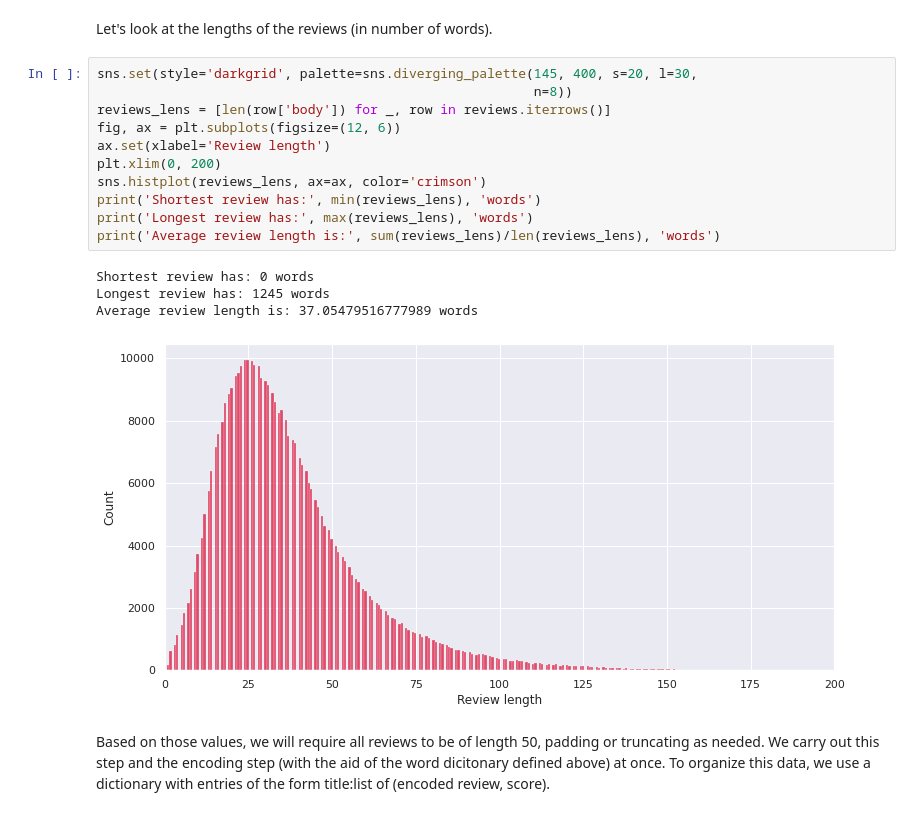
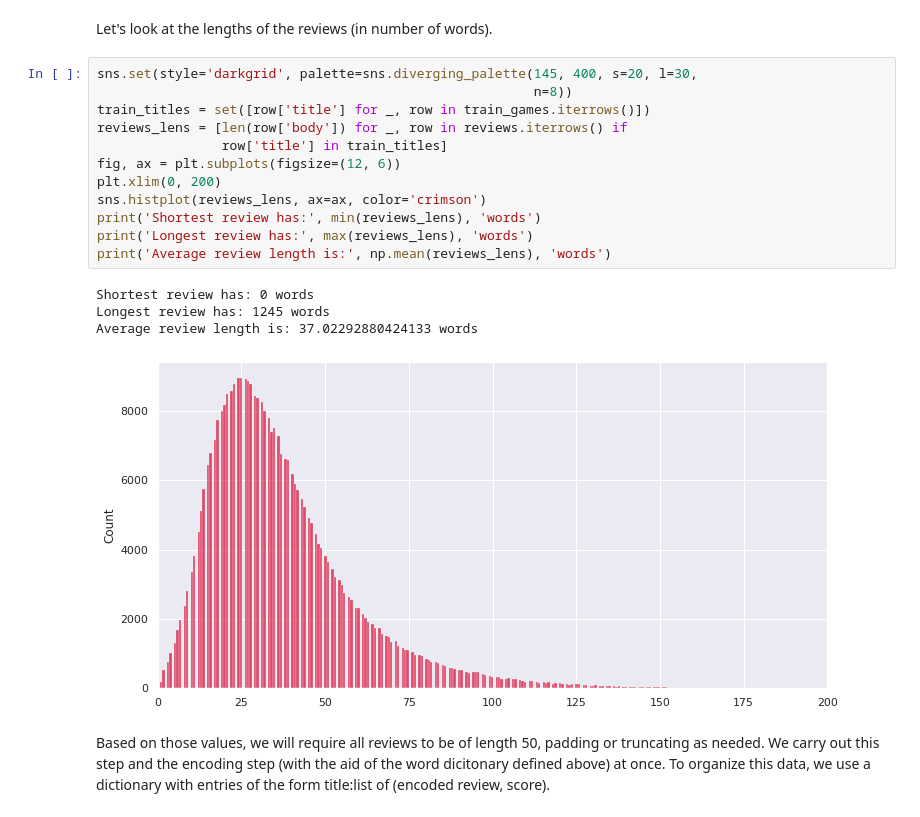
Before and after one commit to EliasTa2610/Metacritic-Review-Summary-Sentiment-Analysis, a Jupyter notebook: metacritic_sent_analy.ipynb, the cells around one changed output. Saved outputs shown, nothing was run; the diff lists cells and outputs as text.

```diff
--- a/metacritic_sent_analy.ipynb
+++ b/metacritic_sent_analy.ipynb
@@ -125,19 +134,20 @@ Let's look at the lengths of the reviews (in number of words).
 # %%
 sns.set(style='darkgrid', palette=sns.diverging_palette(145, 400, s=20, l=30,
                                                         n=8))
-reviews_lens = [len(row['body']) for _, row in reviews.iterrows()]
+train_titles = set([row['title'] for _, row in train_games.iterrows()])
+reviews_lens = [len(row['body']) for _, row in reviews.iterrows() if
+                row['title'] in train_titles]
 fig, ax = plt.subplots(figsize=(12, 6))
-ax.set(xlabel='Review length')
 plt.xlim(0, 200)
 sns.histplot(reviews_lens, ax=ax, color='crimson')
 print('Shortest review has:', min(reviews_lens), 'words')
 print('Longest review has:', max(reviews_lens), 'words')
-print('Average review length is:', sum(reviews_lens)/len(reviews_lens), 'words')
+print('Average review length is:', np.mean(reviews_lens), 'words')
 # %% [output]
 Shortest review has: 0 words
 Longest review has: 1245 words
-Average review length is: 37.05479516777989 words
+Average review length is: 37.02292880424133 words
-[figure, old version]
+[figure, new version]
 # %% [markdown]
 Based on those values, we will require all reviews to be of length 50, padding or truncating as needed. We carry out this step and the encoding step (with the aid of the word dicitonary defined above) at once. To organize this data, we use a dictionary with entries of the form title:list of (encoded review, score).
 # %%
```
Also changed, not shown: parts of 8 cells of this notebook.
